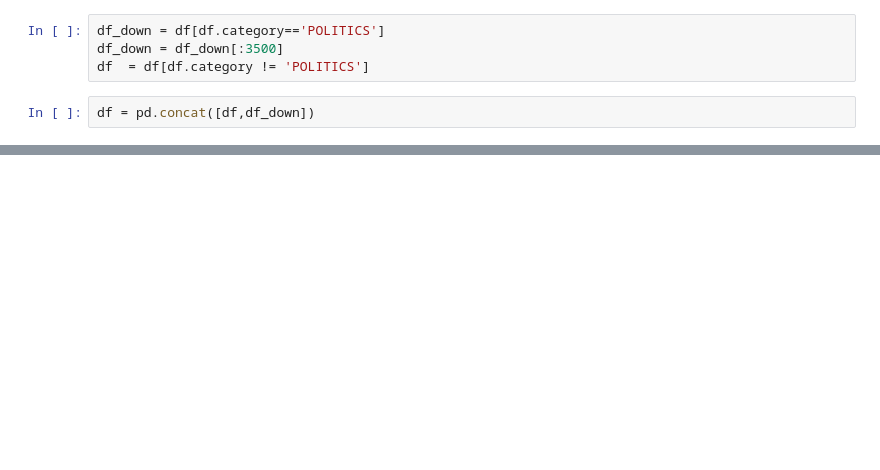
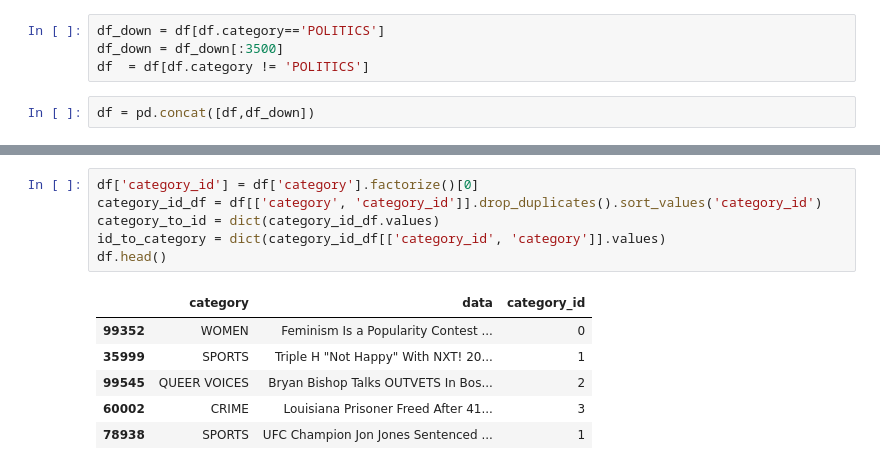
Before and after one commit to kapil0kumar/Jupyter-Notebooks, a Jupyter notebook: News Classification/news_title(bag_of_words).ipynb, the cells around one changed output, grey strips where cells are left out. Saved outputs shown, nothing was run; the diff lists cells and outputs as text; blank space fills up the shorter version.

```diff
--- a/News Classification/news_title(bag_of_words).ipynb
+++ b/News Classification/news_title(bag_of_words).ipynb
@@ -120,0 +44,13 @@ knn.fit(training_data, ytrain)
+# %%
+df['category_id'] = df['category'].factorize()[0]
+category_id_df = df[['category', 'category_id']].drop_duplicates().sort_values('category_id')
+category_to_id = dict(category_id_df.values)
+id_to_category = dict(category_id_df[['category_id', 'category']].values)
+df.head()
+# %% [output]
+|  | category | data | category_id |
+| 99352 | WOMEN | Feminism Is a Popularity Contest ... | 0 |
+| 35999 | SPORTS | Triple H "Not Happy" With NXT! 20... | 1 |
+| 99545 | QUEER VOICES | Bryan Bishop Talks OUTVETS In Bos... | 2 |
+| 60002 | CRIME | Louisiana Prisoner Freed After 41... | 3 |
+| 78938 | SPORTS | UFC Champion Jon Jones Sentenced ... | 1 |
```
Also changed, not shown: parts of 27 cells of this notebook.
